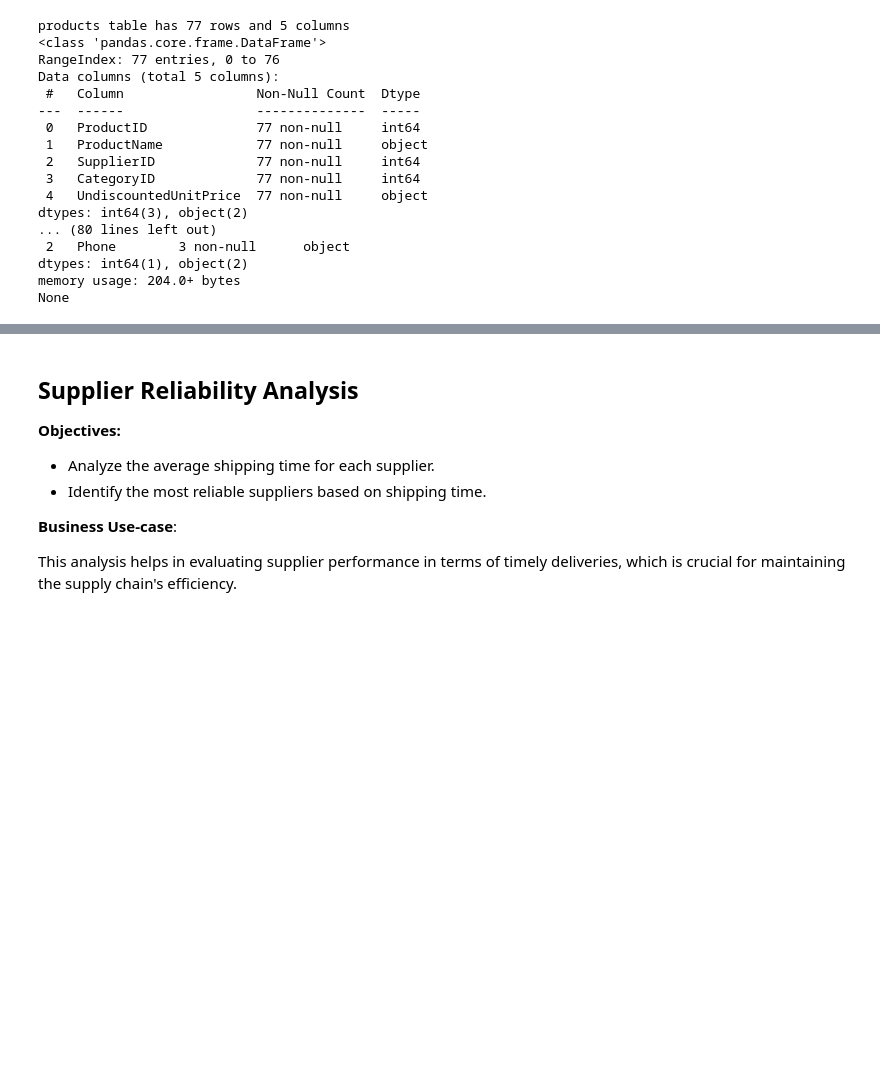
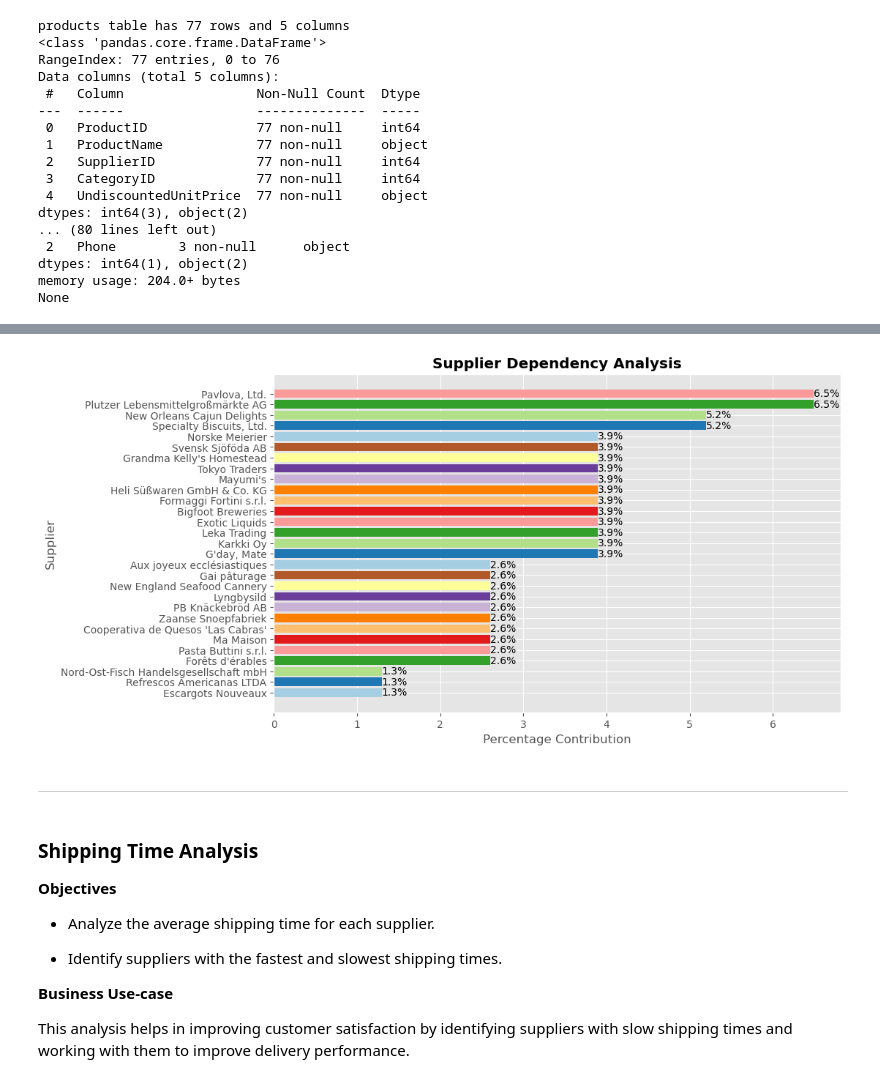
Before and after one commit to Waleed18574/Python-Project-Analyzing-Northwind-Data, a Jupyter notebook: notebook/Suppliers-Analysis.ipynb, the cells around one changed output, grey strips where cells are left out. Drawn from its saved outputs; the diff is of its cells as text; code cells hidden in the pictures; blank space fills up the shorter version.

```diff
--- a/notebook/Suppliers-Analysis.ipynb
+++ b/notebook/Suppliers-Analysis.ipynb
@@ -125,9 +242,42 @@ This analysis helps in understanding the distribution of product supply across d
+# %%
+# Count the number of products per supplier from the products DataFrame
+supplier_products = products.groupby("SupplierID")["ProductID"].count().reset_index()
+supplier_products.rename(columns={"ProductID": "ProductCount"}, inplace=True)
+
+# Merge with suppliers DataFrame to include supplier names
+supplier_products = supplier_products.merge(suppliers[["SupplierID", "SupplierName"]], on="SupplierID", how="left")
+
+# Calculate the percentage contribution of each supplier in the overall product portfolio
+supplier_products["Percentage"] = (supplier_products["ProductCount"] / supplier_products["ProductCount"].sum()) * 100
+
+supplier_products.sort_values("Percentage", inplace=True)
+
+# Plot using object-oriented approach (Horizontal bar chart)
+fig, ax = plt.subplots(figsize=(10, 6))
+bars = ax.barh(supplier_products["SupplierName"], supplier_products["Percentage"], color=plt.cm.Paired.colors)
+
+# Show values at the end of the bars
+for bar in bars:
+    ax.text(bar.get_width(), bar.get_y() + bar.get_height() / 2, f'{bar.get_width():.1f}%',
+            va='center', ha='left', color='black')
+
+# Make title bold
+ax.set_title("Supplier Dependency Analysis", fontweight='bold')
+ax.set_xlabel("Percentage Contribution")
+ax.set_ylabel("Supplier")
+plt.show()
+# %% [output]
+[figure, added]
+# %% [markdown]
+---
 # %% [markdown]
-## **Supplier Reliability Analysis**
-**Objectives:**
+### **Shipping Time Analysis**
+**Objectives**
+
 - Analyze the average shipping time for each supplier.
-- Identify the most reliable suppliers based on shipping time.
 
-**Business Use-case**:
+- Identify suppliers with the fastest and slowest shipping times.
 
-This analysis helps in evaluating supplier performance in terms of timely deliveries, which is crucial for maintaining the supply chain's efficiency.
+**Business Use-case**
+
+This analysis helps in improving customer satisfaction by identifying suppliers with slow shipping times and working with them to improve delivery performance.
```
Also changed, not shown: parts of 29 cells of this notebook, 8 other files.
